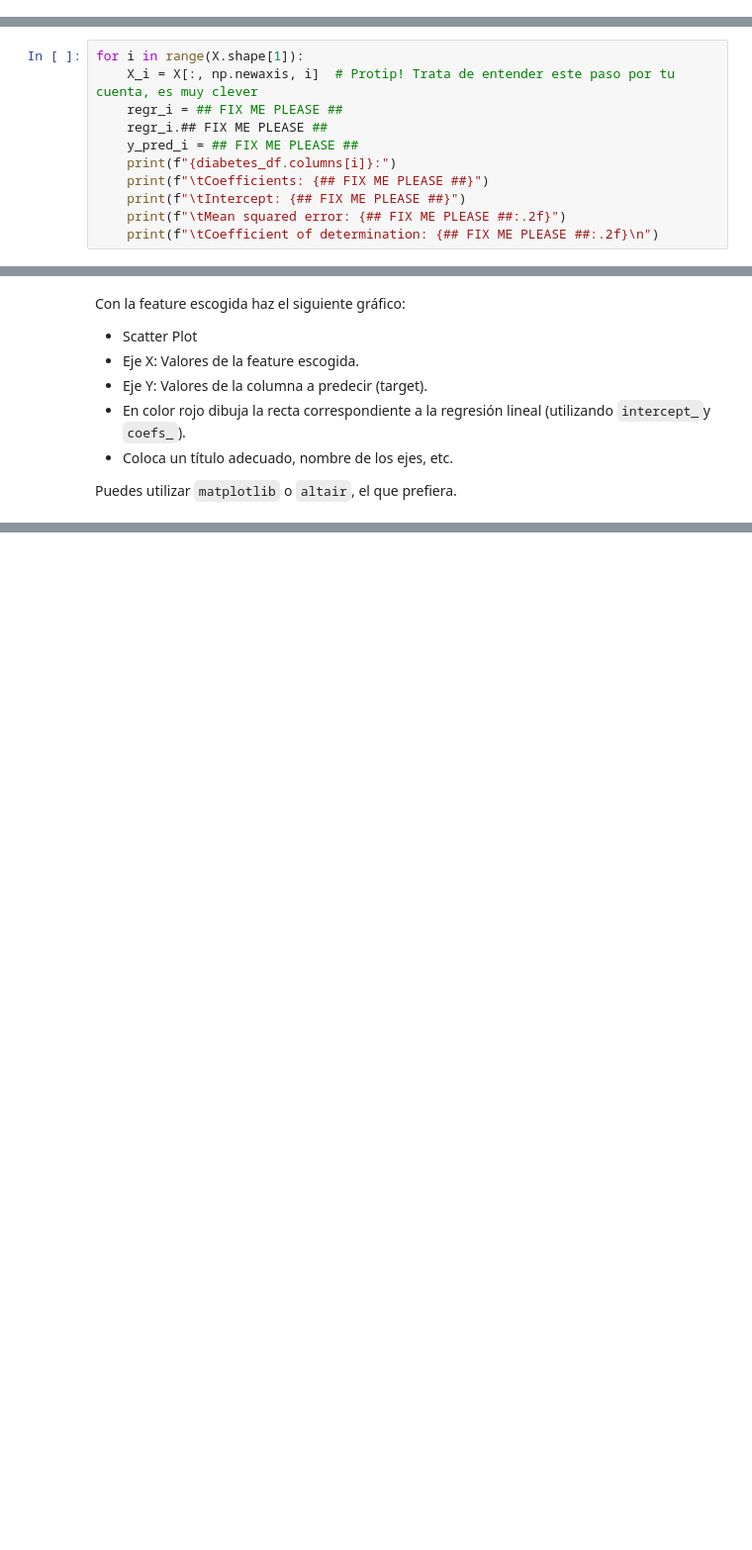
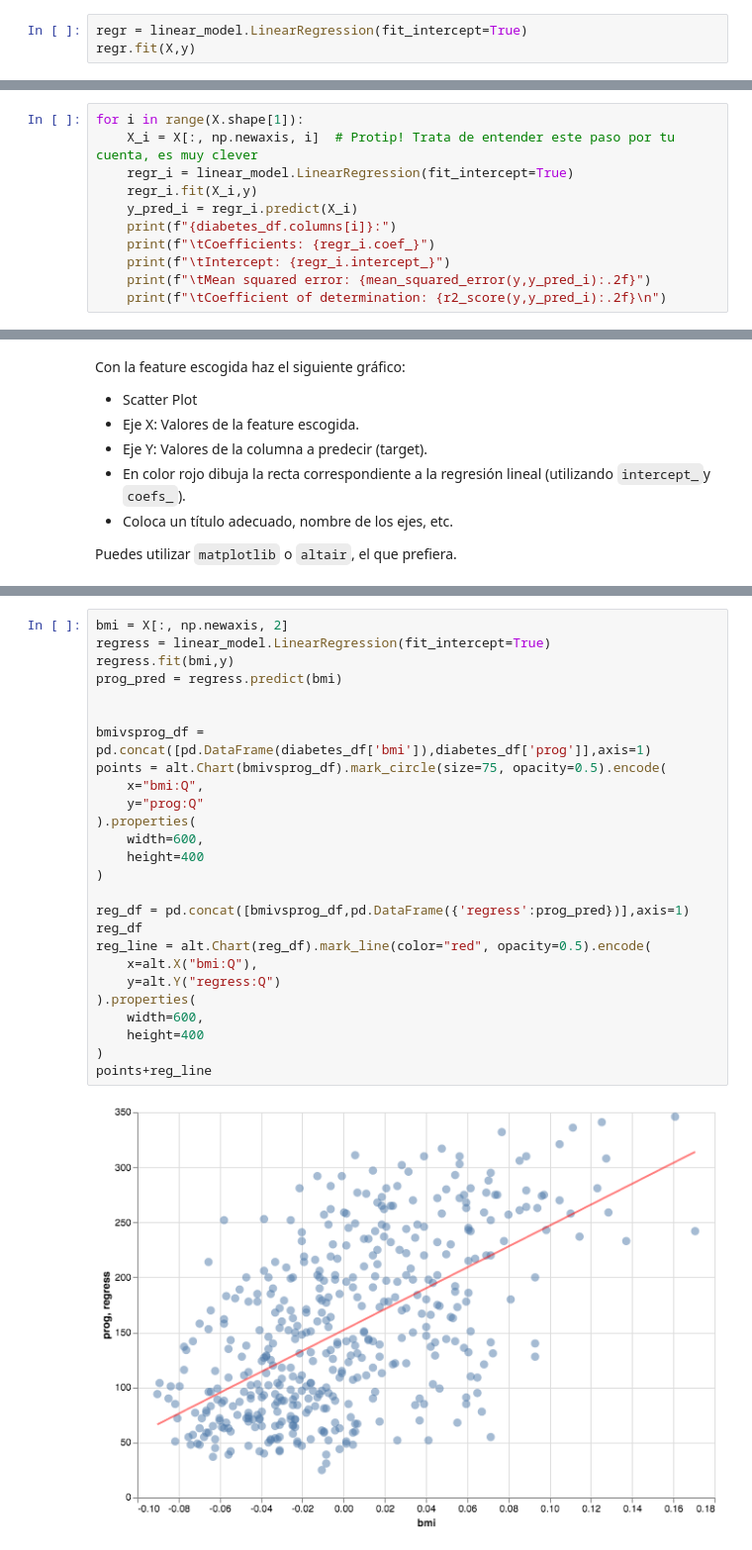
Before and after one commit to ike-mercado-huanaque/mat281_portfolio, a Jupyter notebook: m04_machine_learning/m04_c02_linear_regression/m04_c02_lab.ipynb, the cells around one changed output, grey strips where cells are left out. Shown at 99% size. Cells and saved outputs as stored; diff of their text form; blank space fills up the shorter version.

Commit message:
se corrigió un error

```diff
--- a/m04_machine_learning/m04_c02_linear_regression/m04_c02_lab.ipynb
+++ b/m04_machine_learning/m04_c02_linear_regression/m04_c02_lab.ipynb
@@ -74,0 +103,3 @@ regr.## FIX ME PLEASE ##
+# %%
+regr = linear_model.LinearRegression(fit_intercept=True)
+regr.fit(X,y)
@@ -108,11 +154,11 @@ En cada iteración:
 # %%
 for i in range(X.shape[1]):
     X_i = X[:, np.newaxis, i]  # Protip! Trata de entender este paso por tu cuenta, es muy clever
-    regr_i = ## FIX ME PLEASE ##
-    regr_i.## FIX ME PLEASE ##
-    y_pred_i = ## FIX ME PLEASE ##
+    regr_i = linear_model.LinearRegression(fit_intercept=True)
+    regr_i.fit(X_i,y)
+    y_pred_i = regr_i.predict(X_i)
     print(f"{diabetes_df.columns[i]}:")
-    print(f"\tCoefficients: {## FIX ME PLEASE ##}")
-    print(f"\tIntercept: {## FIX ME PLEASE ##}")
-    print(f"\tMean squared error: {## FIX ME PLEASE ##:.2f}")
-    print(f"\tCoefficient of determination: {## FIX ME PLEASE ##:.2f}\n")
+    print(f"\tCoefficients: {regr_i.coef_}")
+    print(f"\tIntercept: {regr_i.intercept_}")
+    print(f"\tMean squared error: {mean_squared_error(y,y_pred_i):.2f}")
+    print(f"\tCoefficient of determination: {r2_score(y,y_pred_i):.2f}\n")
@@ -134,0 +199,28 @@ Puedes utilizar `matplotlib` o `altair`, el que prefiera.
+# %%
+bmi = X[:, np.newaxis, 2]
+regress = linear_model.LinearRegression(fit_intercept=True)
+regress.fit(bmi,y)
+prog_pred = regress.predict(bmi)
+
+
+bmivsprog_df = pd.concat([pd.DataFrame(diabetes_df['bmi']),diabetes_df['prog']],axis=1)
+points = alt.Chart(bmivsprog_df).mark_circle(size=75, opacity=0.5).encode(
+    x="bmi:Q",
+    y="prog:Q"
+).properties(
+    width=600,
+    height=400
+)
+
+reg_df = pd.concat([bmivsprog_df,pd.DataFrame({'regress':prog_pred})],axis=1)
+reg_df
+reg_line = alt.Chart(reg_df).mark_line(color="red", opacity=0.5).encode(
+    x=alt.X("bmi:Q"),
+    y=alt.Y("regress:Q")
+).properties(
+    width=600,
+    height=400
+)
+points+reg_line
+# %% [output]
+[figure, added]
```
Also changed, not shown: parts of 15 cells of this notebook, 10 other files.
